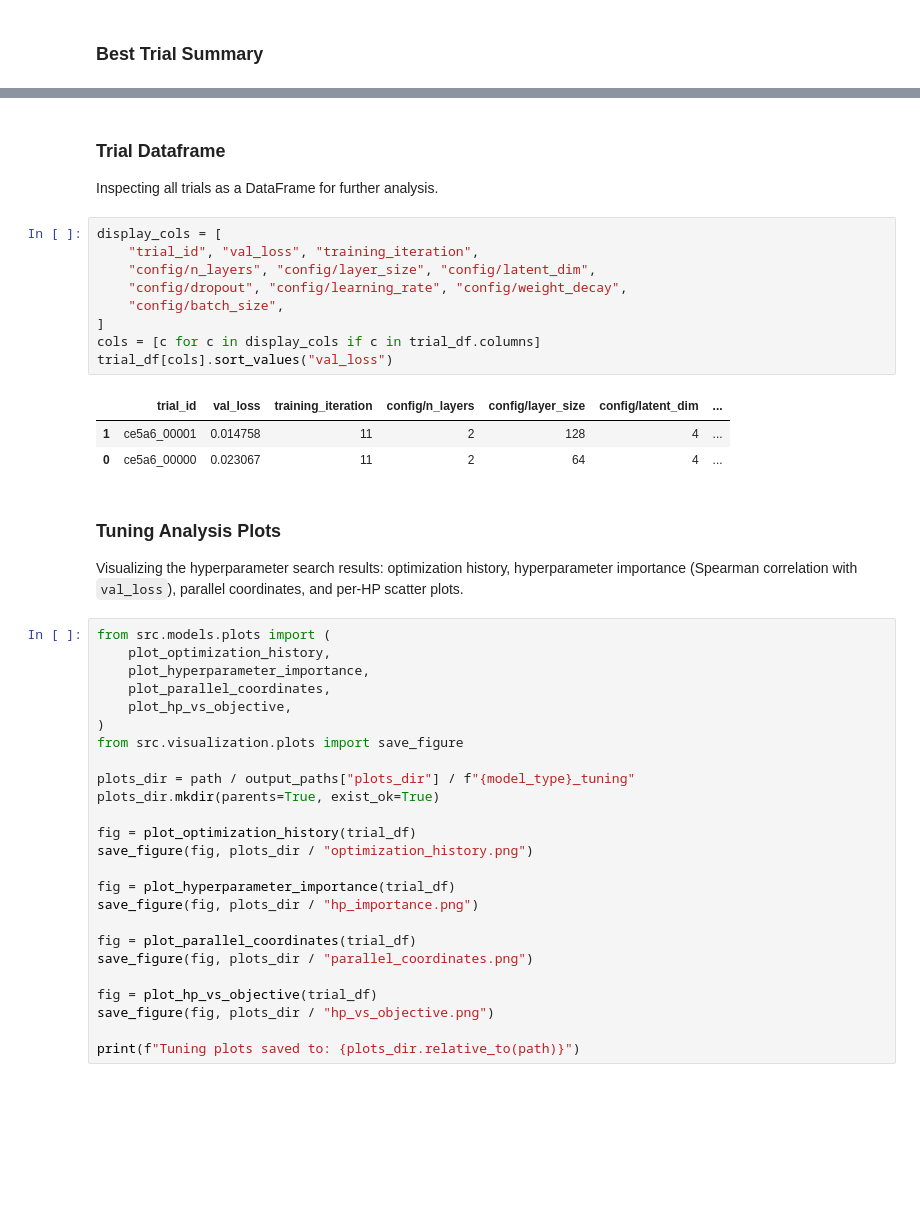
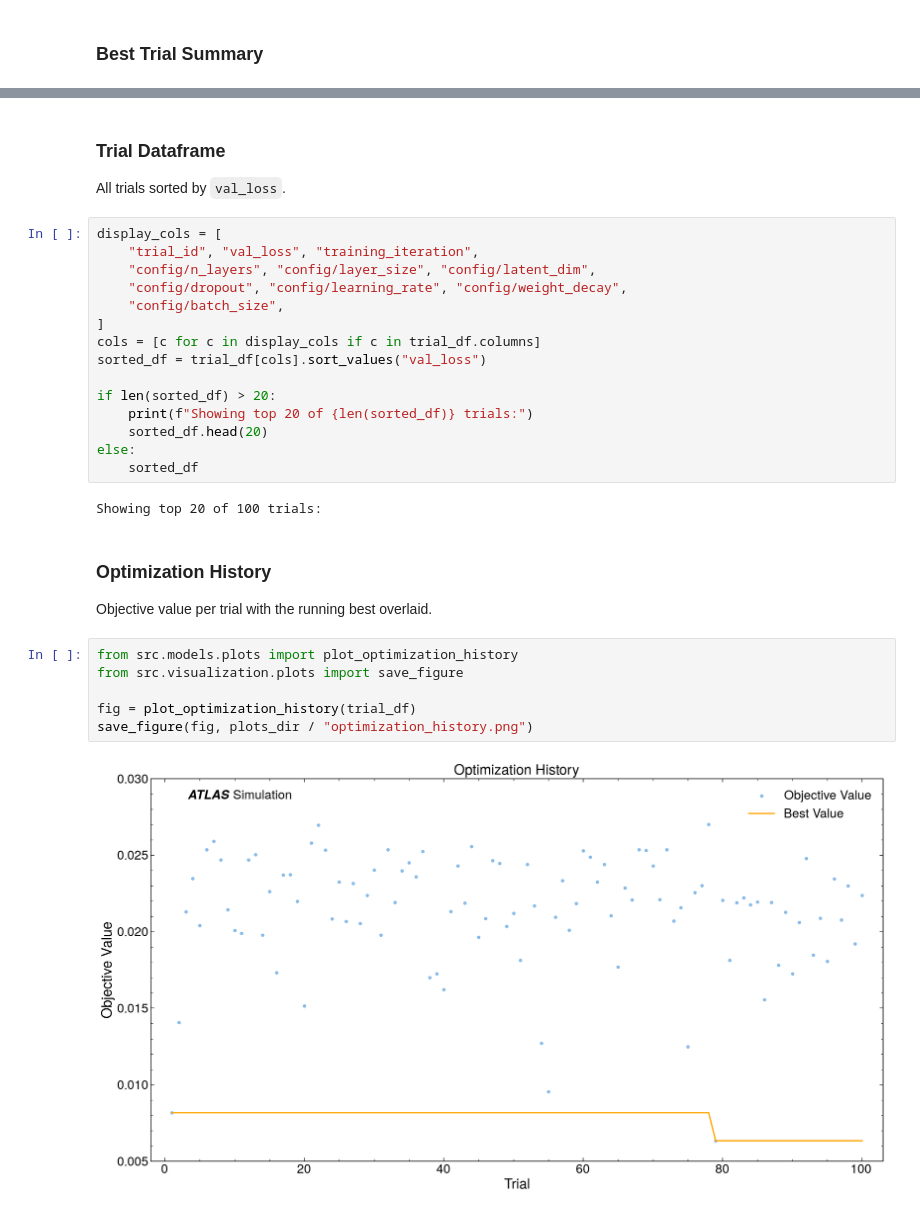
Before and after one commit to islazykv/tau-anomaly-detection, a Jupyter notebook: notebooks/04_hyperparameter_tuning.ipynb, the cells around one changed output, grey strips where cells are left out. Saved outputs shown, nothing was run; the diff lists cells and outputs as text; blank space fills up the shorter version.

Commit message:
fix: add gpu support, improve plots and text

```diff
--- a/notebooks/04_hyperparameter_tuning.ipynb
+++ b/notebooks/04_hyperparameter_tuning.ipynb
@@ -177,7 +209,7 @@ Best config:
 # %% [markdown]
 ### Trial Dataframe
 
-Inspecting all trials as a DataFrame for further analysis.
+All trials sorted by `val_loss`.
 # %%
 display_cols = [
     "trial_id", "val_loss", "training_iteration",
@@ -186,37 +218,24 @@ display_cols = [
     "config/batch_size",
 ]
 cols = [c for c in display_cols if c in trial_df.columns]
-trial_df[cols].sort_values("val_loss")
+sorted_df = trial_df[cols].sort_values("val_loss")
+
+if len(sorted_df) > 20:
+    print(f"Showing top 20 of {len(sorted_df)} trials:")
+    sorted_df.head(20)
+else:
+    sorted_df
 # %% [output]
-|  | trial_id | val_loss | training_iteration | config/n_layers | config/layer_size | config/latent_dim | ... |
-| 1 | ce5a6_00001 | 0.014758 | 11 | 2 | 128 | 4 | ... |
-| 0 | ce5a6_00000 | 0.023067 | 11 | 2 | 64 | 4 | ... |
+Showing top 20 of 100 trials:
 # %% [markdown]
-### Tuning Analysis Plots
+### Optimization History
 
-Visualizing the hyperparameter search results: optimization history, hyperparameter importance (Spearman correlation with `val_loss`), parallel coordinates, and per-HP scatter plots.
+Objective value per trial with the running best overlaid.
 # %%
-from src.models.plots import (
-    plot_optimization_history,
-    plot_hyperparameter_importance,
-    plot_parallel_coordinates,
-    plot_hp_vs_objective,
-)
+from src.models.plots import plot_optimization_history
 from src.visualization.plots import save_figure
-
-plots_dir = path / output_paths["plots_dir"] / f"{model_type}_tuning"
-plots_dir.mkdir(parents=True, exist_ok=True)
 
 fig = plot_optimization_history(trial_df)
 save_figure(fig, plots_dir / "optimization_history.png")
-
-fig = plot_hyperparameter_importance(trial_df)
-save_figure(fig, plots_dir / "hp_importance.png")
-
-fig = plot_parallel_coordinates(trial_df)
-save_figure(fig, plots_dir / "parallel_coordinates.png")
-
-fig = plot_hp_vs_objective(trial_df)
-save_figure(fig, plots_dir / "hp_vs_objective.png")
-
-print(f"Tuning plots saved to: {plots_dir.relative_to(path)}")
+# %% [output]
+[figure, added]
```
Also changed, not shown: parts of 24 cells of this notebook, 6 other files.
